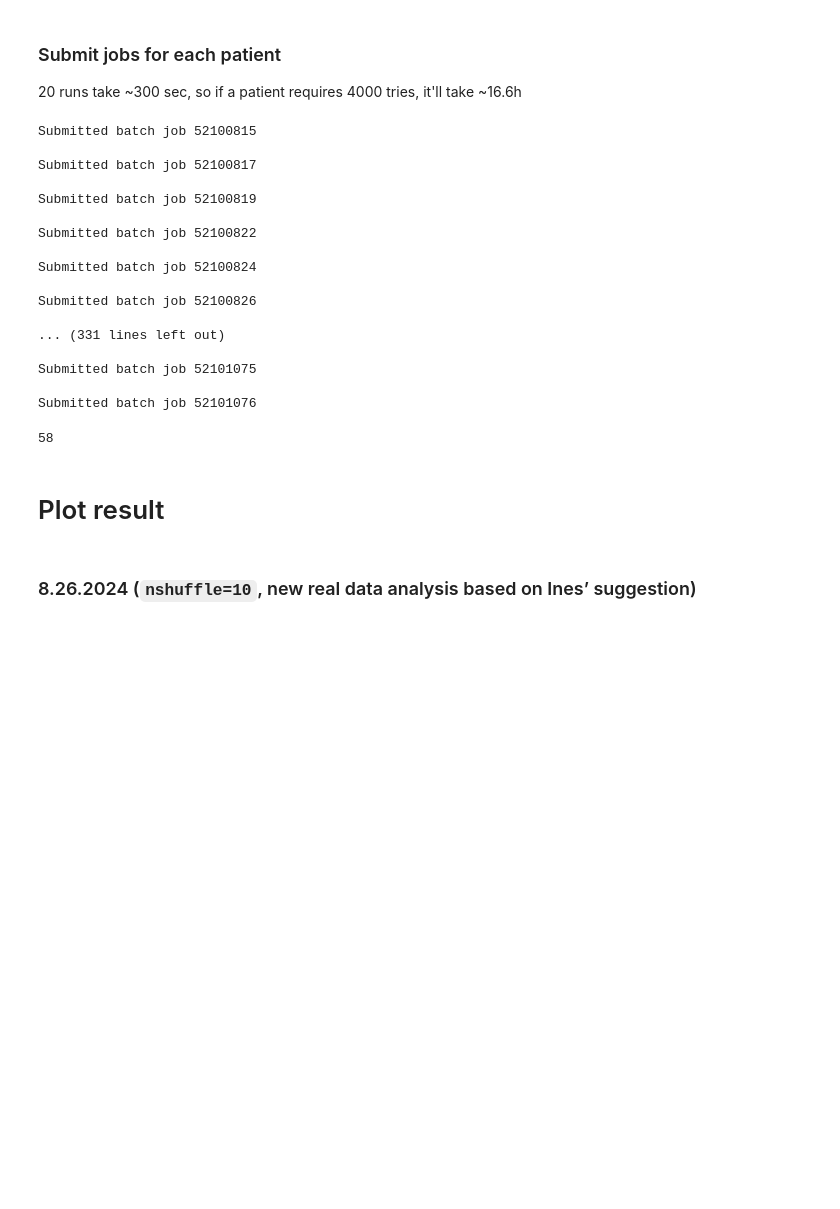
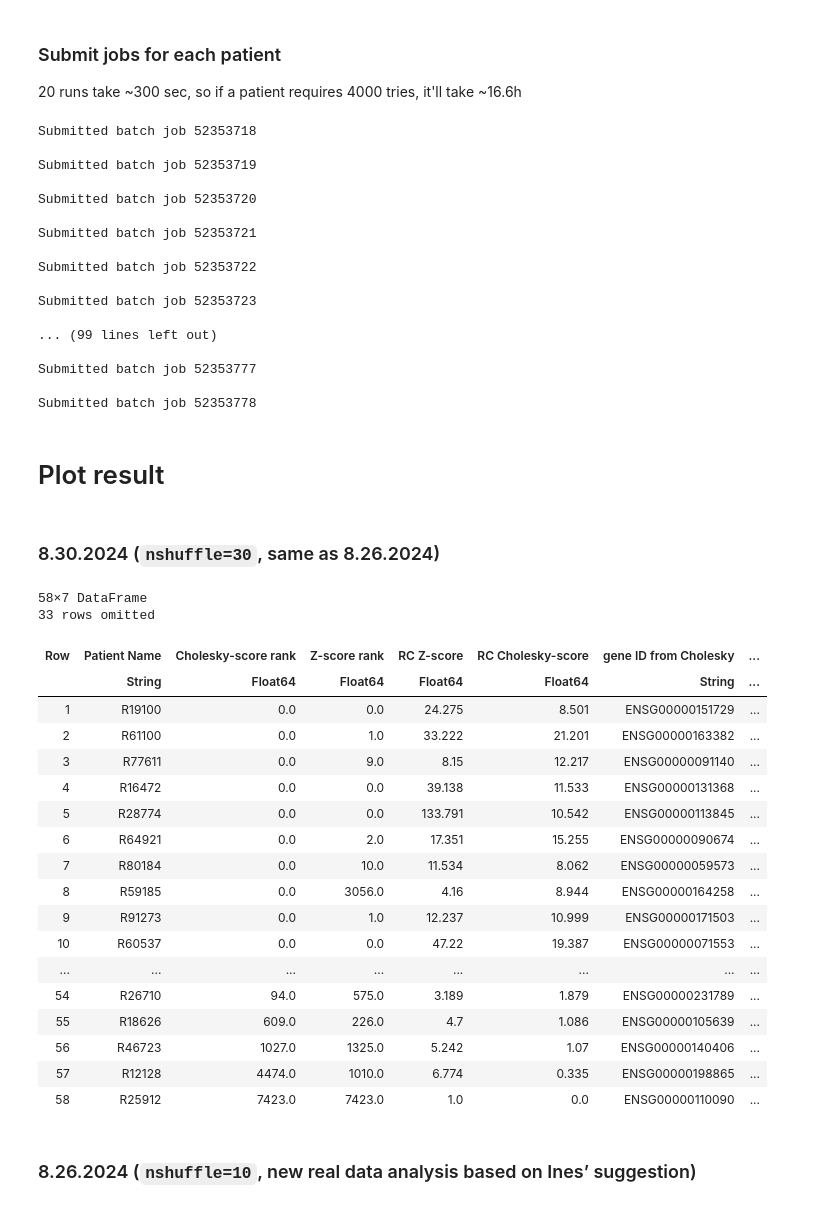
Before and after one commit to Jinzhou-Li/RootCauseDiscovery, a Jupyter notebook: julia/notebook/RootCauseDiscovery_new_Ines_suggested.ipynb, the cells around one changed output. Saved outputs shown, nothing was run; the diff lists cells and outputs as text; code cells hidden in the pictures; blank space fills up the shorter version.

Commit message:
add nshuffle=30 result and add cholesky gene id to table

```diff
--- a/julia/notebook/RootCauseDiscovery_new_Ines_suggested.ipynb
+++ b/julia/notebook/RootCauseDiscovery_new_Ines_suggested.ipynb
@@ -370,18 +333,18 @@ println("Done!")
 # %%
 julia_exe = "/scratch/users/bbchu/RootCauseDiscovery/run_realData_RCD_ines.jl"
 dirs = [
-    "/scratch/users/bbchu/RootCauseDiscovery/8.26.2024"
+    "/scratch/users/bbchu/RootCauseDiscovery/8.30.2024"
 ]
 joblog_dirs = [joinpath(dirs[i], "joblogs") for i in eachindex(dirs)]
 mkpath.(joblog_dirs)
-seeds = [8262024]
+seeds = [8302024]
 low_counts = [10]
 thresholds = [0.1]
-nshuffles = 10
+nshuffles = 30
 y_idx_z_threshold = 1.5
 method = "cv"
 max_cor = 0.999
-concatenates = ["all", "ns", "ss"]
+concatenates = ["all"]
 
 # patient IDs
 patient_name = ["R62943", "R98254", "R89912", "R19100", "R15264", "R36605", "R61100",
@@ -413,37 +376,53 @@ for concat in concatenates
     end
 end
 # %% [output]
-Submitted batch job 52100815
+Submitted batch job 52353718
 
-Submitted batch job 52100817
+Submitted batch job 52353719
 
-Submitted batch job 52100819
+Submitted batch job 52353720
 
-Submitted batch job 52100822
+Submitted batch job 52353721
 
-Submitted batch job 52100824
+Submitted batch job 52353722
 
-Submitted batch job 52100826
+Submitted batch job 52353723
 
-... (331 lines left out)
+... (99 lines left out)
 
-Submitted batch job 52101075
+Submitted batch job 52353777
 
-Submitted batch job 52101076
+Submitted batch job 52353778
-# %%
-patient_name = ["R62943", "R98254", "R89912", "R19100", "R15264", "R36605", "R61100",
-    "R77611", "R16472", "R51757", "R80346", "R20754", "R25473", "R28774", "R96820",
-    "R21147", "R64921", "R52016", "R46723", "R80184", "R59185", "R44456", "R24289",
-    "R91273", "R60537", "R72253", "R75000", "R91016", "R82353", "R34834", "R78764",
-    "R30367", "R76358", "R12128", "R45867", "R31640", "R95723", "R55237", "R18626",
-    "R34820", "R25912", "R11258", "R64046", "R54158", "R19907", "R27473", "R70186",
-    "R26710", "R30525", "R29620", "R64055", "R15748", "R66814", "R77365", "R21993",
-    "R42505", "R64948", "R21470"]
-length(patient_name)
-# %% [output]
-58
 # %% [markdown]
 # Plot result
+# %% [markdown]
+### 8.30.2024 (`nshuffle=30`, same as 8.26.2024)
+# %%
+dir = "/scratch/users/bbchu/RootCauseDiscovery/8.30.2024"
+df_all, z_all = aggregate_result("all", dir);
+# %%
+display(df_all)
+# %% [output]
+58×7 DataFrame
+33 rows omitted
+| Row | Patient Name | Cholesky-score rank | Z-score rank | RC Z-score | RC Cholesky-score | gene ID from Cholesky | ... |
+|  | String | Float64 | Float64 | Float64 | Float64 | String | ... |
+| 1 | R19100 | 0.0 | 0.0 | 24.275 | 8.501 | ENSG00000151729 | ... |
+| 2 | R61100 | 0.0 | 1.0 | 33.222 | 21.201 | ENSG00000163382 | ... |
+| 3 | R77611 | 0.0 | 9.0 | 8.15 | 12.217 | ENSG00000091140 | ... |
+| 4 | R16472 | 0.0 | 0.0 | 39.138 | 11.533 | ENSG00000131368 | ... |
+| 5 | R28774 | 0.0 | 0.0 | 133.791 | 10.542 | ENSG00000113845 | ... |
+| 6 | R64921 | 0.0 | 2.0 | 17.351 | 15.255 | ENSG00000090674 | ... |
+| 7 | R80184 | 0.0 | 10.0 | 11.534 | 8.062 | ENSG00000059573 | ... |
+| 8 | R59185 | 0.0 | 3056.0 | 4.16 | 8.944 | ENSG00000164258 | ... |
+| 9 | R91273 | 0.0 | 1.0 | 12.237 | 10.999 | ENSG00000171503 | ... |
+| 10 | R60537 | 0.0 | 0.0 | 47.22 | 19.387 | ENSG00000071553 | ... |
+| ... | ... | ... | ... | ... | ... | ... | ... |
+| 54 | R26710 | 94.0 | 575.0 | 3.189 | 1.879 | ENSG00000231789 | ... |
+| 55 | R18626 | 609.0 | 226.0 | 4.7 | 1.086 | ENSG00000105639 | ... |
+| 56 | R46723 | 1027.0 | 1325.0 | 5.242 | 1.07 | ENSG00000140406 | ... |
+| 57 | R12128 | 4474.0 | 1010.0 | 6.774 | 0.335 | ENSG00000198865 | ... |
+| 58 | R25912 | 7423.0 | 7423.0 | 1.0 | 0.0 | ENSG00000110090 | ... |
 # %% [markdown]
 ### 8.26.2024 (`nshuffle=10`, new real data analysis based on Ines’ suggestion)
 # %%
```
Also changed, not shown: parts of 5 cells of this notebook.
